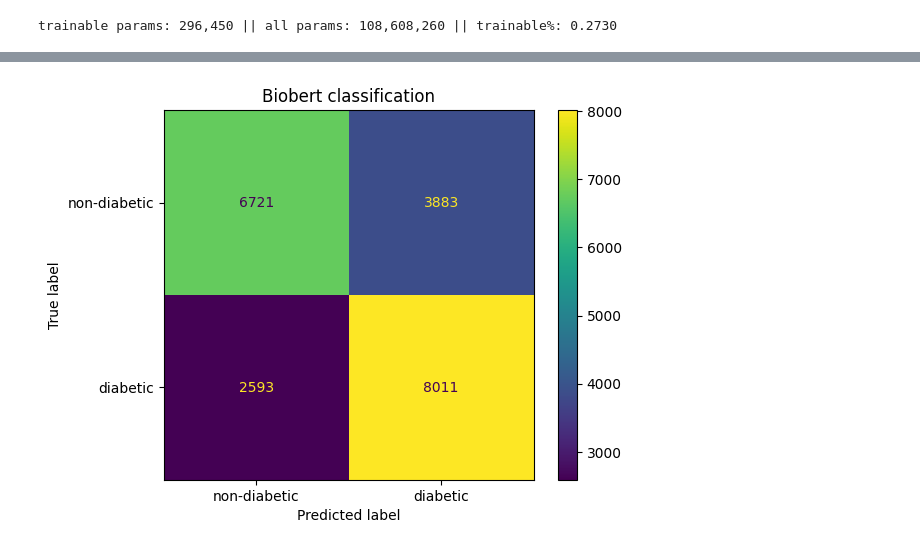
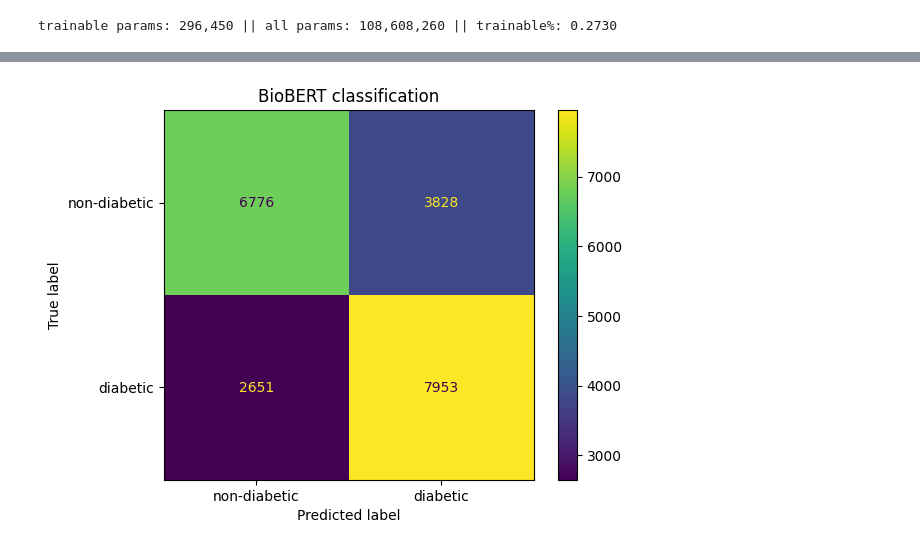
Before and after one commit to brianchang12/High-Risk-Project, a Jupyter notebook: high_risk_project.ipynb, the cells around one changed output, grey strips where cells are left out. Saved outputs shown, nothing was run; the diff lists cells and outputs as text; code cells hidden in the pictures.

```diff
--- a/high_risk_project.ipynb
+++ b/high_risk_project.ipynb
@@ -143,8 +143,8 @@ df
 70692 rows × 10 columns
 # %%
 # Referenced/Used AI generated code and info from OpenAI GPT-4.1 through Github Copilot (Help with loading tokenizer and model, help with setting the padding on the tokenizer)
-biobert_tokenizer = AutoTokenizer.from_pretrained("dmis-lab/biobert-base-cased-v1.1")
-biobert_model = AutoModelForSequenceClassification.from_pretrained("dmis-lab/biobert-base-cased-v1.1", num_labels=2, dtype=torch.bfloat16)
+biobert_tokenizer = AutoTokenizer.from_pretrained("dmis-lab/biobert-v1.1")
+biobert_model = AutoModelForSequenceClassification.from_pretrained("dmis-lab/biobert-v1.1", num_labels=2, dtype=torch.bfloat16)
 biobert_tokenizer.pad_token = '[PAD]'
 # End of: Referenced/Used AI generated code and info from OpenAI GPT-4.1 through Github Copilot (Help with loading tokenizer and model, help with setting the padding on the tokenizer)
 # %% [output]
@@ -326,5 +320,5 @@ graph_roc_auc(biobert_trainer, DiabetesDataset(test_encodings, y_test.values), "
 # %%
-graph_confusion_matrix(biobert_trainer, DiabetesDataset(test_encodings, y_test.values), "Biobert")
+graph_confusion_matrix(biobert_trainer, DiabetesDataset(test_encodings, y_test.values), "BioBERT")
 # %% [output]
 [interactive output not drawn]
-[figure, old version]
+[figure, new version]
```
Also changed, not shown: parts of 11 cells of this notebook.
